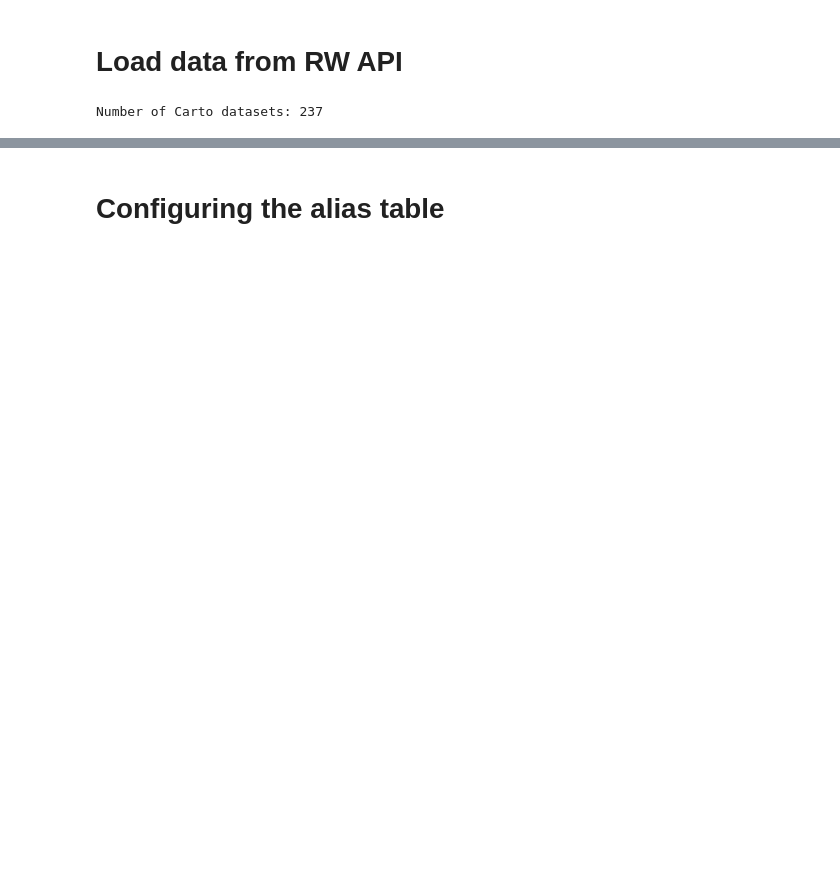
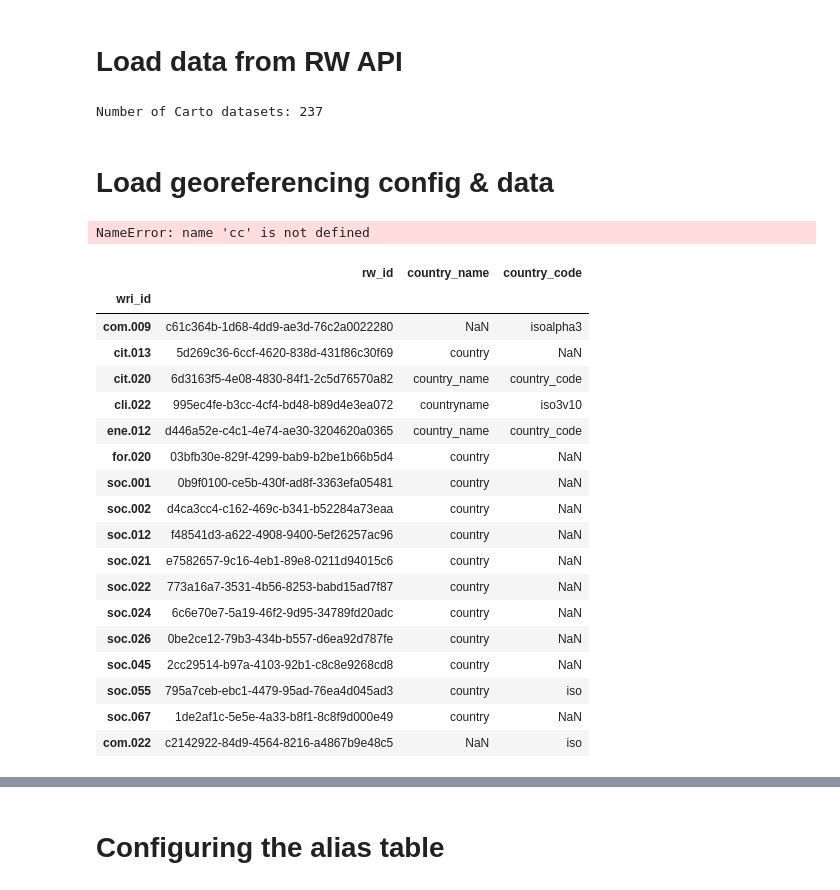
Before and after one commit to nsuberi/ResourceWatchCode, a Jupyter notebook: Metadata Management/Georeferencing Tool.ipynb, the cells around one changed output, grey strips where cells are left out. Saved outputs shown, nothing was run; the diff lists cells and outputs as text; code cells hidden in the pictures; blank space fills up the shorter version.

```diff
--- a/Metadata Management/Georeferencing Tool.ipynb
+++ b/Metadata Management/Georeferencing Tool.ipynb
@@ -137,3 +109,50 @@ carto_data = current_datasets_on_api.loc[carto_ids]
 print("Number of Carto datasets: " + str(carto_data.shape[0]))
 # %% [output]
 Number of Carto datasets: 237
+# %% [markdown]
+# Load georeferencing config & data
+# %%
+georef = {
+    'geometry':cc.read('wri_countries_a'),
+    'aliases':cc.read('country_aliases_extended'),
+    'known_non_un_isos':cc.read('known_non_un_isos')
+}
+
+#### Download Google Spreadsheets ####
+# Additional Alias List
+!curl "https://docs.google.com/spreadsheets/d/11k_6GbFgtF6eAQ3iAjPzt2KWc2n0SsP5P6g7kqILbkM/export?format=tsv" > additional_aliases.tsv
+additional_aliases = pd.read_csv(open("additional_aliases.tsv", "r"), sep="\t", index_col=[0])
+os.remove("additional_aliases.tsv")
+# %% [output]
+NameError: name 'cc' is not defined
+# %%
+# Read in data sets info from config file
+georef_config = pd.read_csv('/Users/nathansuberi/Desktop/RW_Data/georeferencing_tasks/georef_these.csv')
+georef_config = georef_config.set_index('wri_id')
+georef_config
+
+#### Download Google Spreadsheets ####
+# Georeference Config
+!curl "https://docs.google.com/spreadsheets/d/1S4Zh8V_keiDhqfxlATyC8veb3LtZ5W6uM1dyogOL7f0/export?format=tsv" > georef_config.tsv
+georef_config = pd.read_csv(open("georef_config.tsv", "r"), sep="\t", index_col=[0])
+os.remove("georef_config.tsv")
+# %% [output]
+|  | rw_id | country_name | country_code |
+| wri_id |  |  |  |
+| com.009 | c61c364b-1d68-4dd9-ae3d-76c2a0022280 | NaN | isoalpha3 |
+| cit.013 | 5d269c36-6ccf-4620-838d-431f86c30f69 | country | NaN |
+| cit.020 | 6d3163f5-4e08-4830-84f1-2c5d76570a82 | country_name | country_code |
+| cli.022 | 995ec4fe-b3cc-4cf4-bd48-b89d4e3ea072 | countryname | iso3v10 |
+| ene.012 | d446a52e-c4c1-4e74-ae30-3204620a0365 | country_name | country_code |
+| for.020 | 03bfb30e-829f-4299-bab9-b2be1b66b5d4 | country | NaN |
+| soc.001 | 0b9f0100-ce5b-430f-ad8f-3363efa05481 | country | NaN |
+| soc.002 | d4ca3cc4-c162-469c-b341-b52284a73eaa | country | NaN |
+| soc.012 | f48541d3-a622-4908-9400-5ef26257ac96 | country | NaN |
+| soc.021 | e7582657-9c16-4eb1-89e8-0211d94015c6 | country | NaN |
+| soc.022 | 773a16a7-3531-4b56-8253-babd15ad7f87 | country | NaN |
+| soc.024 | 6c6e70e7-5a19-46f2-9d95-34789fd20adc | country | NaN |
+| soc.026 | 0be2ce12-79b3-434b-b557-d6ea92d787fe | country | NaN |
+| soc.045 | 2cc29514-b97a-4103-92b1-c8c8e9268cd8 | country | NaN |
+| soc.055 | 795a7ceb-ebc1-4479-95ad-76ea4d045ad3 | country | iso |
+| soc.067 | 1de2af1c-5e5e-4a33-b8f1-8c8f9d000e49 | country | NaN |
+| com.022 | c2142922-84d9-4564-8216-a4867b9e48c5 | NaN | iso |
```
Also changed, not shown: parts of 30 cells of this notebook, 8 other files.
